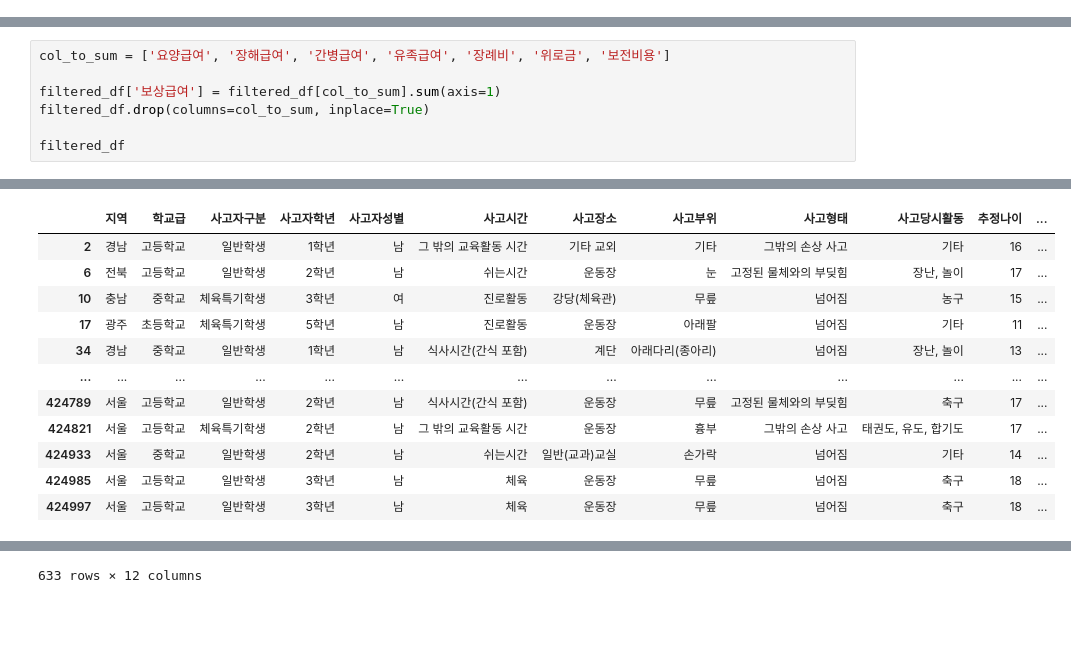
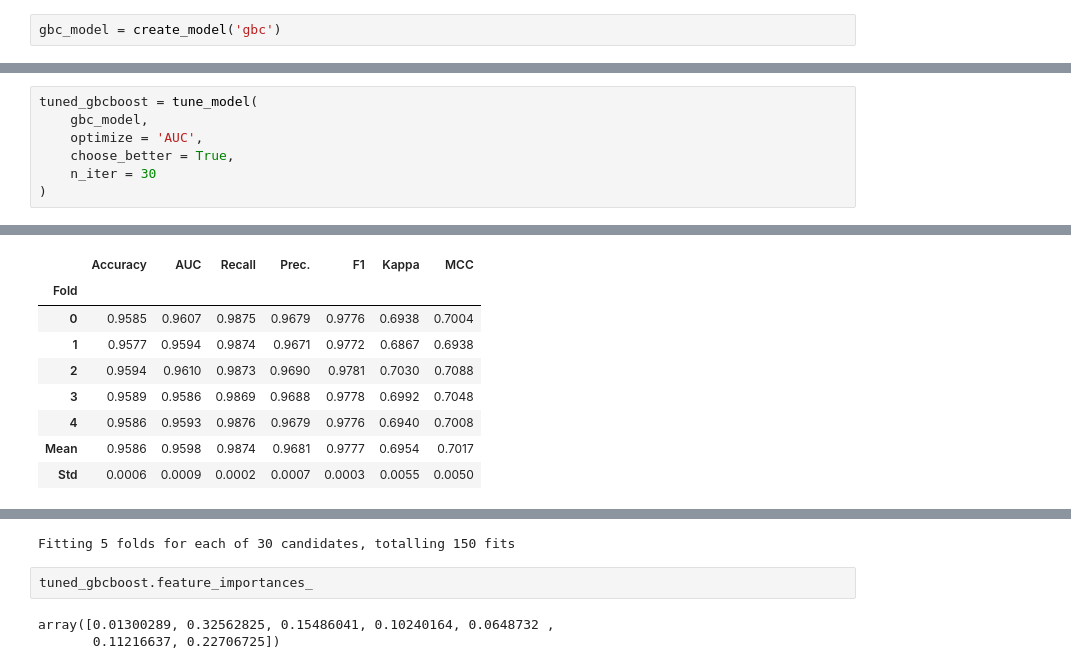
Before and after one commit to novicedata/Projects, a Jupyter notebook: Secure/Compensation_prediction.ipynb, the cells around one changed output, grey strips where cells are left out. Cells and saved outputs as stored; diff of their text form; blank space fills up the shorter version.

```diff
--- a/Secure/Compensation_prediction.ipynb
+++ b/Secure/Compensation_prediction.ipynb
@@ -83,0 +237,2 @@ filtered_df['추정나이'] = filtered_df.apply(age2, axis=1)
+# %%
+gbc_model = create_model('gbc')
@@ -84,8 +251,8 @@ filtered_df['추정나이'] = filtered_df.apply(age2, axis=1)
 # %%
-col_to_sum = ['요양급여', '장해급여', '간병급여', '유족급여', '장례비', '위로금', '보전비용']
-
-filtered_df['보상급여'] = filtered_df[col_to_sum].sum(axis=1)
-filtered_df.drop(columns=col_to_sum, inplace=True)
-
-filtered_df
+tuned_gbcboost = tune_model(
+    gbc_model,
+    optimize = 'AUC',
+    choose_better = True,
+    n_iter = 30
+)
 # %% [output]
@@ -92,12 +260,9 @@ filtered_df
-|  | 지역 | 학교급 | 사고자구분 | 사고자학년 | 사고자성별 | 사고시간 | 사고장소 | 사고부위 | 사고형태 | 사고당시활동 | 추정나이 | ... |
-| 2 | 경남 | 고등학교 | 일반학생 | 1학년 | 남 | 그 밖의 교육활동 시간 | 기타 교외 | 기타 | 그밖의 손상 사고 | 기타 | 16 | ... |
-| 6 | 전북 | 고등학교 | 일반학생 | 2학년 | 남 | 쉬는시간 | 운동장 | 눈 | 고정된 물체와의 부딪힘 | 장난, 놀이 | 17 | ... |
-| 10 | 충남 | 중학교 | 체육특기학생 | 3학년 | 여 | 진로활동 | 강당(체육관) | 무릎 | 넘어짐 | 농구 | 15 | ... |
-| 17 | 광주 | 초등학교 | 체육특기학생 | 5학년 | 남 | 진로활동 | 운동장 | 아래팔 | 넘어짐 | 기타 | 11 | ... |
-| 34 | 경남 | 중학교 | 일반학생 | 1학년 | 남 | 식사시간(간식 포함) | 계단 | 아래다리(종아리) | 넘어짐 | 장난, 놀이 | 13 | ... |
-| ... | ... | ... | ... | ... | ... | ... | ... | ... | ... | ... | ... | ... |
-| 424789 | 서울 | 고등학교 | 일반학생 | 2학년 | 남 | 식사시간(간식 포함) | 운동장 | 무릎 | 고정된 물체와의 부딪힘 | 축구 | 17 | ... |
-| 424821 | 서울 | 고등학교 | 체육특기학생 | 2학년 | 남 | 그 밖의 교육활동 시간 | 운동장 | 흉부 | 그밖의 손상 사고 | 태권도, 유도, 합기도 | 17 | ... |
-| 424933 | 서울 | 중학교 | 일반학생 | 2학년 | 남 | 쉬는시간 | 일반(교과)교실 | 손가락 | 넘어짐 | 기타 | 14 | ... |
-| 424985 | 서울 | 고등학교 | 일반학생 | 3학년 | 남 | 체육 | 운동장 | 무릎 | 넘어짐 | 축구 | 18 | ... |
-| 424997 | 서울 | 고등학교 | 일반학생 | 3학년 | 남 | 체육 | 운동장 | 무릎 | 넘어짐 | 축구 | 18 | ... |
+|  | Accuracy | AUC | Recall | Prec. | F1 | Kappa | MCC |
+| Fold |  |  |  |  |  |  |  |
+| 0 | 0.9585 | 0.9607 | 0.9875 | 0.9679 | 0.9776 | 0.6938 | 0.7004 |
+| 1 | 0.9577 | 0.9594 | 0.9874 | 0.9671 | 0.9772 | 0.6867 | 0.6938 |
+| 2 | 0.9594 | 0.9610 | 0.9873 | 0.9690 | 0.9781 | 0.7030 | 0.7088 |
+| 3 | 0.9589 | 0.9586 | 0.9869 | 0.9688 | 0.9778 | 0.6992 | 0.7048 |
+| 4 | 0.9586 | 0.9593 | 0.9876 | 0.9679 | 0.9776 | 0.6940 | 0.7008 |
+| Mean | 0.9586 | 0.9598 | 0.9874 | 0.9681 | 0.9777 | 0.6954 | 0.7017 |
+| Std | 0.0006 | 0.0009 | 0.0002 | 0.0007 | 0.0003 | 0.0055 | 0.0050 |
@@ -104 +270,6 @@ filtered_df
-633 rows × 12 columns
+Fitting 5 folds for each of 30 candidates, totalling 150 fits
+# %%
+tuned_gbcboost.feature_importances_
+# %% [output]
+array([0.01300289, 0.32562825, 0.15486041, 0.10240164, 0.0648732 ,
+       0.11216637, 0.22706725])
```
Also changed, not shown: parts of 31 cells of this notebook.
